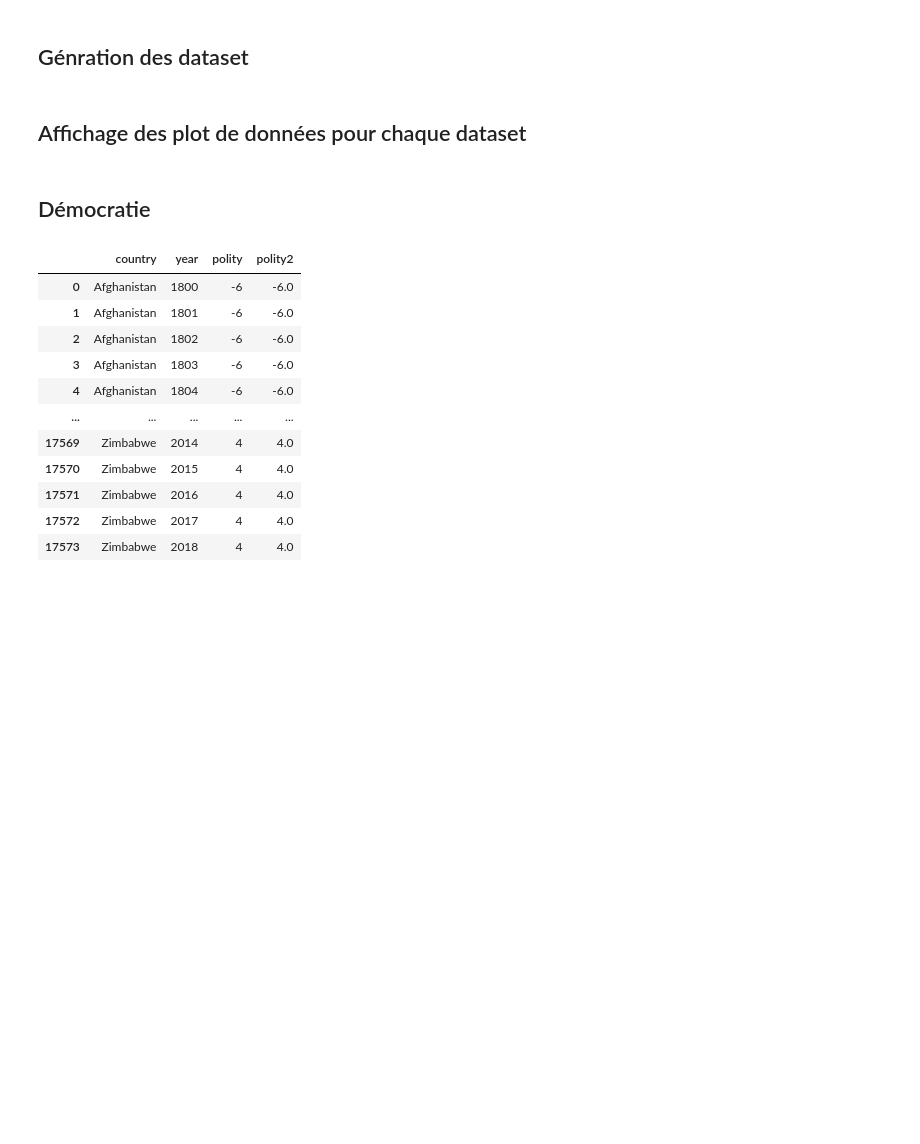
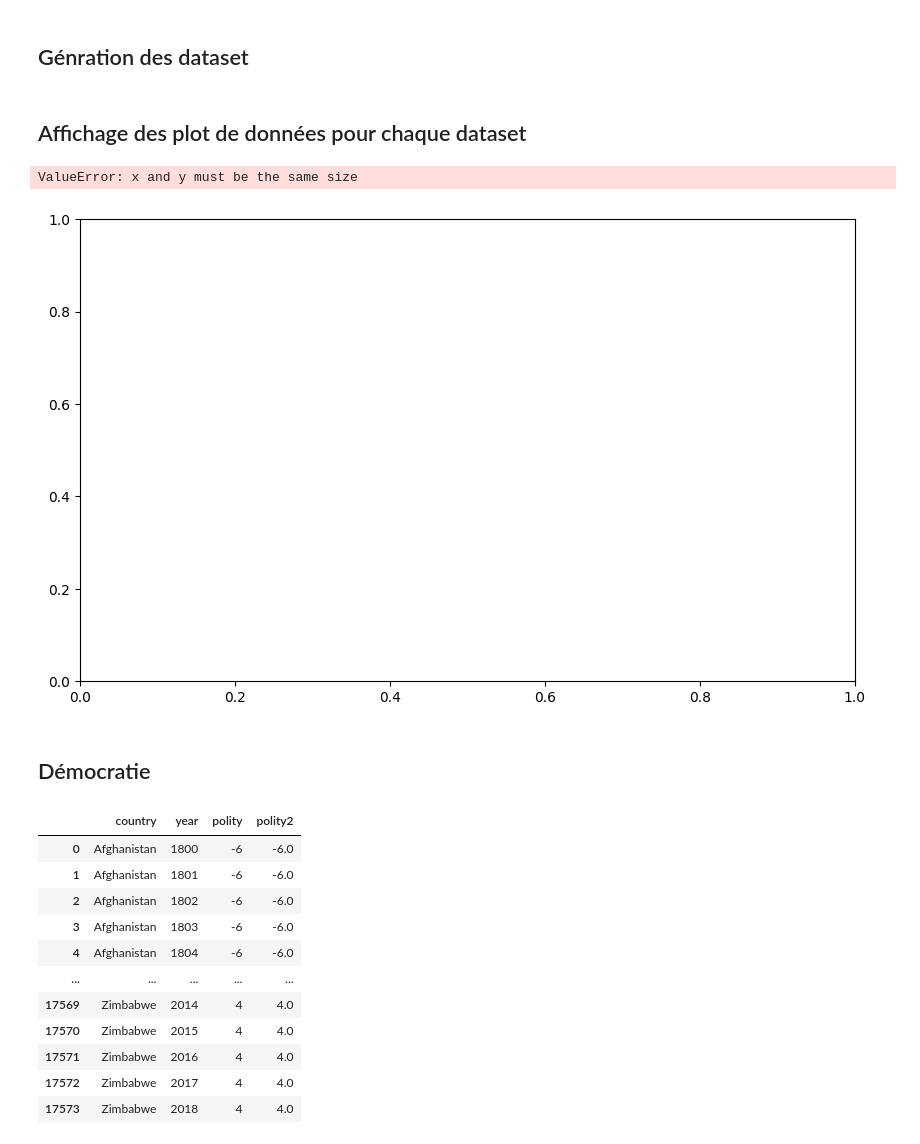
Before and after one commit to Jmuhleman/GML, a Jupyter notebook: analyseExplo.ipynb, the cells around one changed output. Saved outputs shown, nothing was run; the diff lists cells and outputs as text; code cells hidden in the pictures; blank space fills up the shorter version.

```diff
--- a/analyseExplo.ipynb
+++ b/analyseExplo.ipynb
@@ -203,8 +203,36 @@ df_child_mortal = (generate_df_from_files("./data_cleaned/child_mortality_by_yea
 # deuxième partie de [1992 ; 2020]
 df_label_first = generate_df_labels_from_file("./data_cleaned/labels_n_in_10_first_rank/first_part_labels_performance.csv")
 df_label_second = generate_df_labels_from_file("./data_cleaned/labels_n_in_10_first_rank/second_part_labels_performance.csv")
+# %%
+f = pd.DataFrame(data=sorted(df_gdp[0]['country']))
+f.to_csv('archive_raw/countries_names_gapminder.csv', index=False)
 # %% [markdown]
 ## Affichage des plot de données pour chaque dataset
+# %%
+import matplotlib.pyplot as plt
+import pandas as pd
+
+
+
+
+plt.figure(figsize=(10, 6))
+scatter = plt.scatter(
+    df_gdp[0]['1948'],  # Use iloc to access the first column
+    df_label_first[0],  # Use iloc to access the first column
+    cmap='coolwarm',
+    s=50,
+    alpha=0.7
+)
+
+# Add color bar and labels
+plt.colorbar(scatter, label='Top 10 Olympic Rank (1 = Top 10)')
+plt.xlabel('GDP per Capita')
+plt.ylabel('Population')
+plt.title(f'Scatter Plot of GDP per Capita vs Population in {year}')  # Ensure 'year' is defined
+plt.show()
+# %% [output]
+ValueError: x and y must be the same size
+[figure, added]
 # %% [markdown]
 ## Démocratie
 # %%
```
Also changed, not shown: 3 other files.
